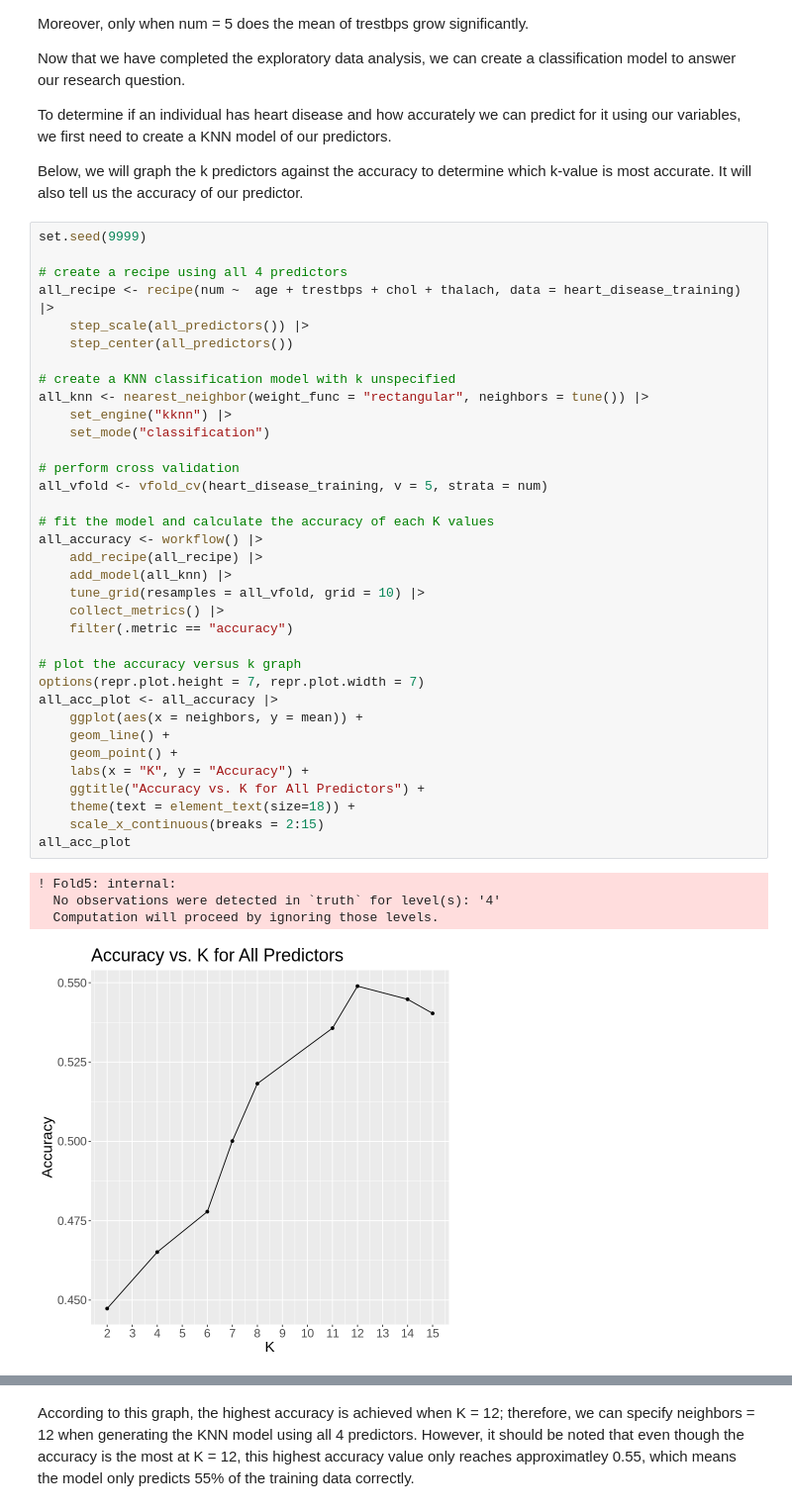
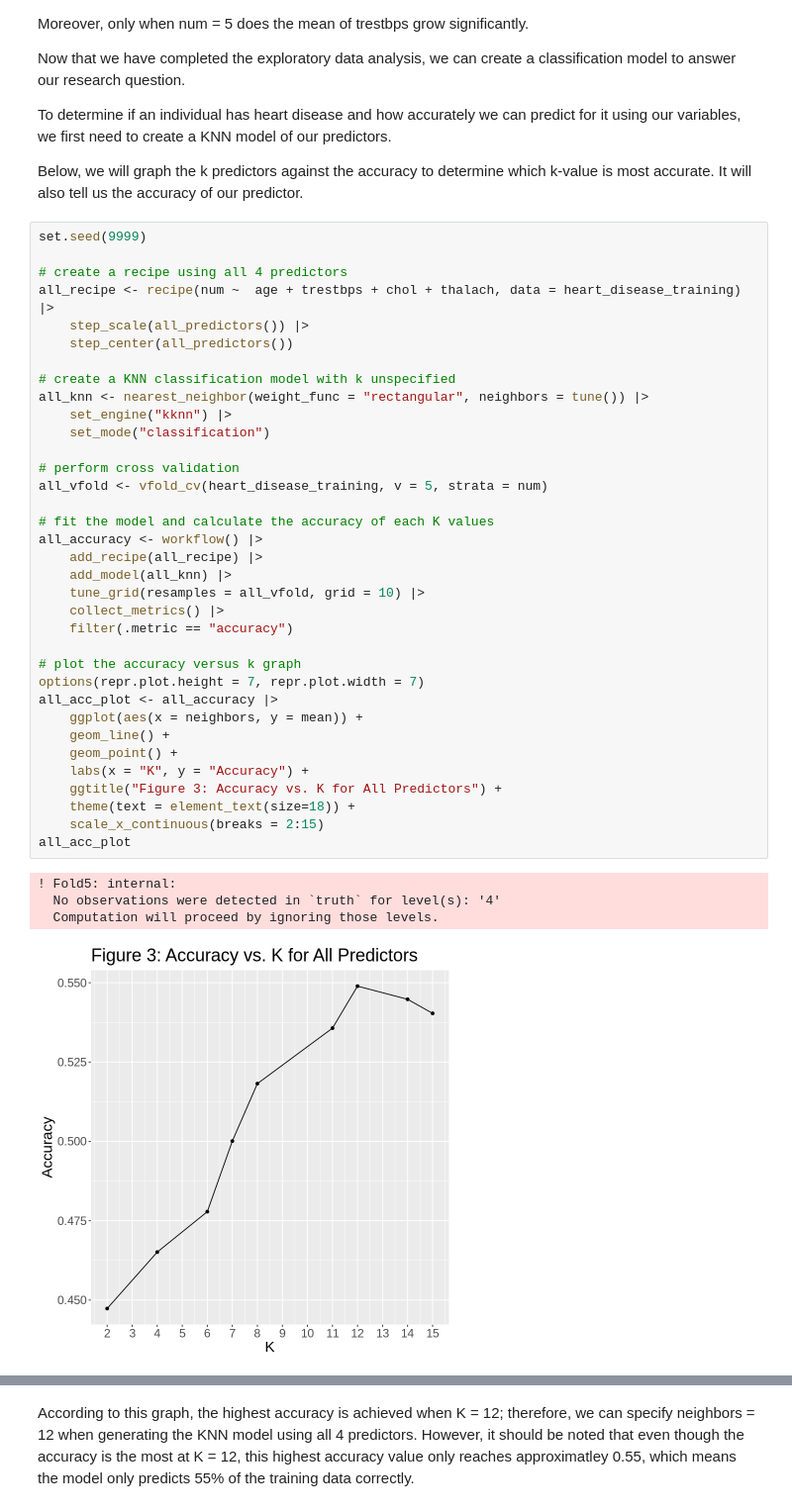
Before and after one commit to Yi-Lin-Wang/Group-32-best-group, a Jupyter notebook: Heart_Disease_Project.ipynb, the cells around one changed output, grey strips where cells are left out. Shown: that part at 99% size. Cells and saved outputs as stored; diff of their text form.

```diff
--- a/Heart_Disease_Project.ipynb
+++ b/Heart_Disease_Project.ipynb
@@ -221,32 +220,32 @@ all_recipe <- recipe(num ~  age + trestbps + chol + thalach, data = heart_diseas
 # create a KNN classification model with k unspecified
 all_knn <- nearest_neighbor(weight_func = "rectangular", neighbors = tune()) |>
     set_engine("kknn") |>
     set_mode("classification")
 
 # perform cross validation
 all_vfold <- vfold_cv(heart_disease_training, v = 5, strata = num)
 
 # fit the model and calculate the accuracy of each K values
 all_accuracy <- workflow() |>
     add_recipe(all_recipe) |>
     add_model(all_knn) |>
     tune_grid(resamples = all_vfold, grid = 10) |>
     collect_metrics() |>
     filter(.metric == "accuracy")
 
 # plot the accuracy versus k graph
 options(repr.plot.height = 7, repr.plot.width = 7)
 all_acc_plot <- all_accuracy |>
     ggplot(aes(x = neighbors, y = mean)) +
     geom_line() +
     geom_point() +
     labs(x = "K", y = "Accuracy") +
-    ggtitle("Accuracy vs. K for All Predictors") +
+    ggtitle("Figure 3: Accuracy vs. K for All Predictors") +
     theme(text = element_text(size=18)) +
     scale_x_continuous(breaks = 2:15)
 all_acc_plot
 # %% [output]
 ! Fold5: internal:
   No observations were detected in `truth` for level(s): '4'
   Computation will proceed by ignoring those levels.
-[figure, old version]
+[figure, new version]
```
Also changed, not shown: parts of 8 cells of this notebook.
